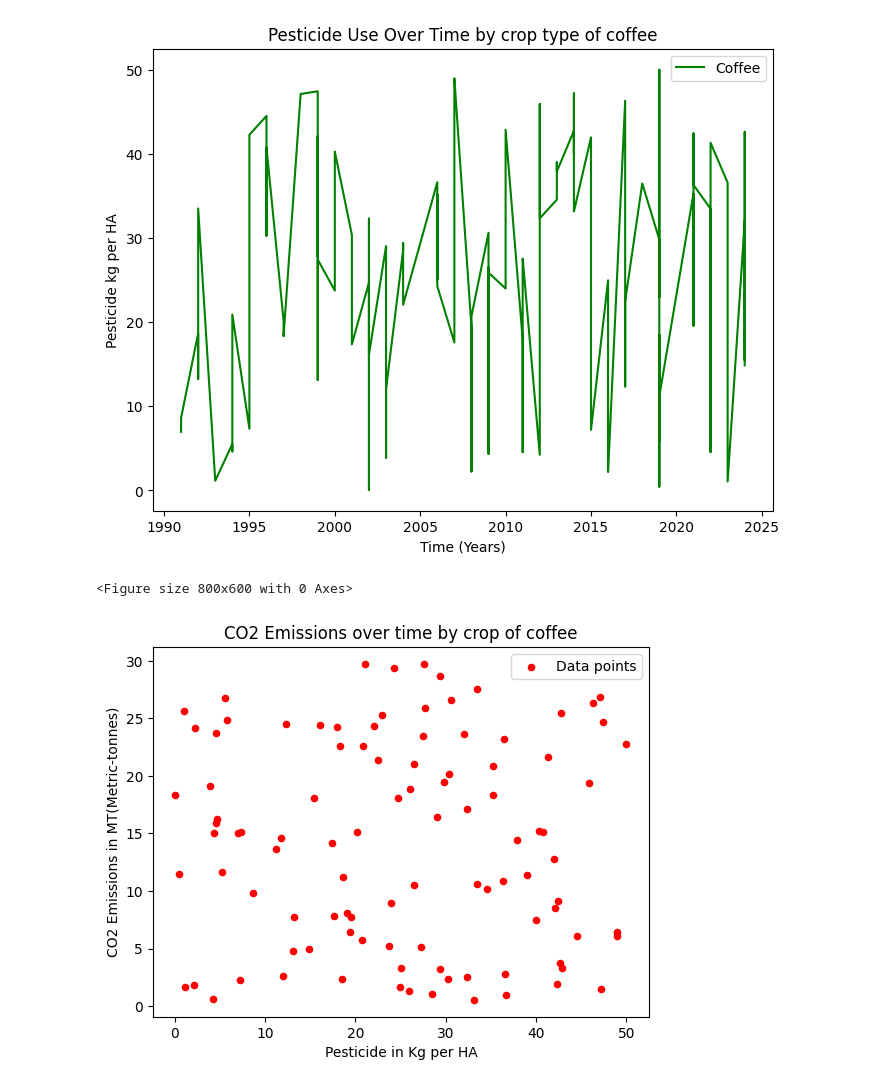
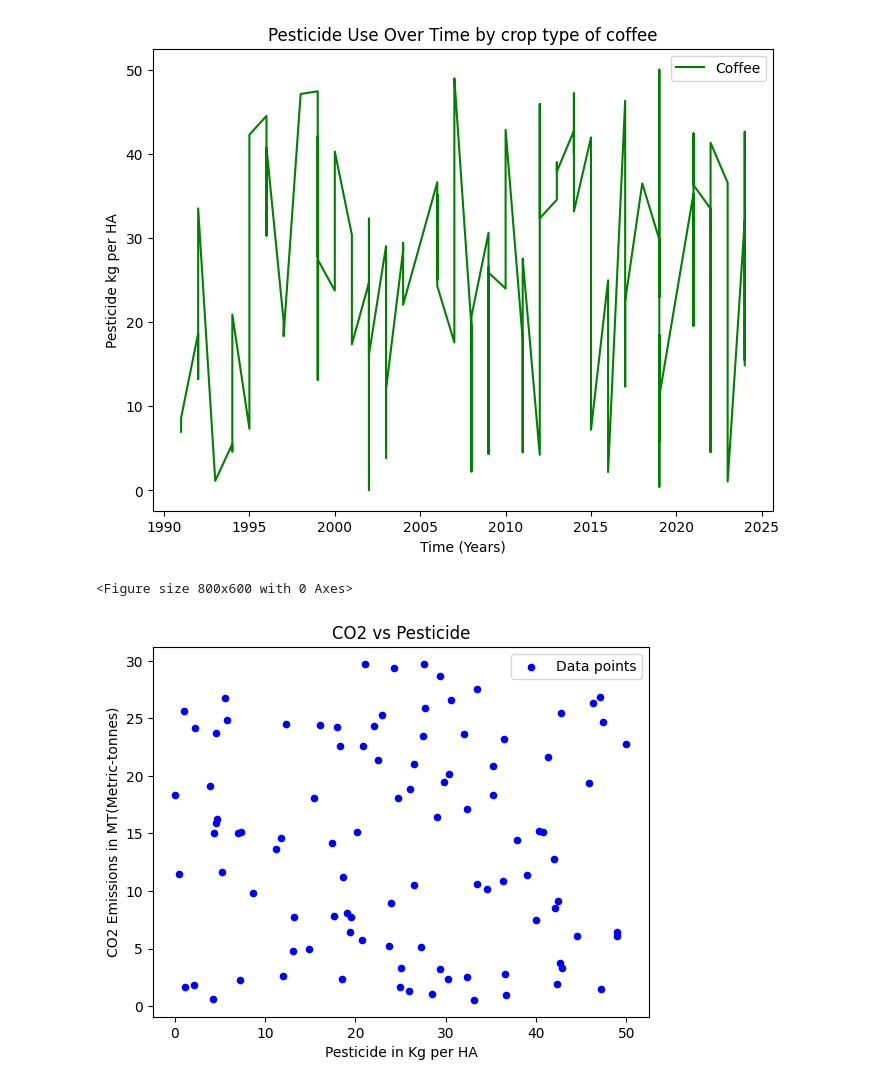
Before and after one commit to EdGonz44/Project-3, a Jupyter notebook: Reference_dfs.ipynb, the cells around one changed output. Cells and saved outputs as stored; diff of their text form; code cells hidden in the pictures.

```diff
--- a/Reference_dfs.ipynb
+++ b/Reference_dfs.ipynb
@@ -241,17 +246,24 @@ plt.show()
 # %% [output]
 [figure]
 # %%
-#scatter plot of pesticide use and co2 emissions
+#scatter plot of pesticide use and co2 emissions for india/crop-coffee
+
+# india_coffee_df['CO2_Emissions_MT'] = india_coffee_df['Pesticide_Use_KG_per_HA']*2 +
+#                                         np.random.normal(0,0.1,size=len(india_coffee_df))
+
 plt.figure(figsize=(8,6))
 
 india_coffee_df.plot.scatter(x='Pesticide_Use_KG_per_HA',
-                             y='CO2_Emissions_MT', color='red')
-plt.title('CO2 Emissions over time by crop of coffee')
+                             y='CO2_Emissions_MT', color='blue')
+plt.title('CO2 vs Pesticide')
 plt.xlabel('Pesticide in Kg per HA')
 plt.ylabel('CO2 Emissions in MT(Metric-tonnes)')
 
 plt.legend(['Data points'])
 plt.show()
+
+# correlation = india_coffee_df.corr().loc['Pesticide_Use_KG_per_HA', 'CO2_Emissions_MT']
+# print(f'Correlation coefficient between X and Y: {correlation:.2f}')
 # %% [output]
 <Figure size 800x600 with 0 Axes>
-[figure, old version]
+[figure, new version]
```
Also changed, not shown: parts of 7 cells of this notebook.
